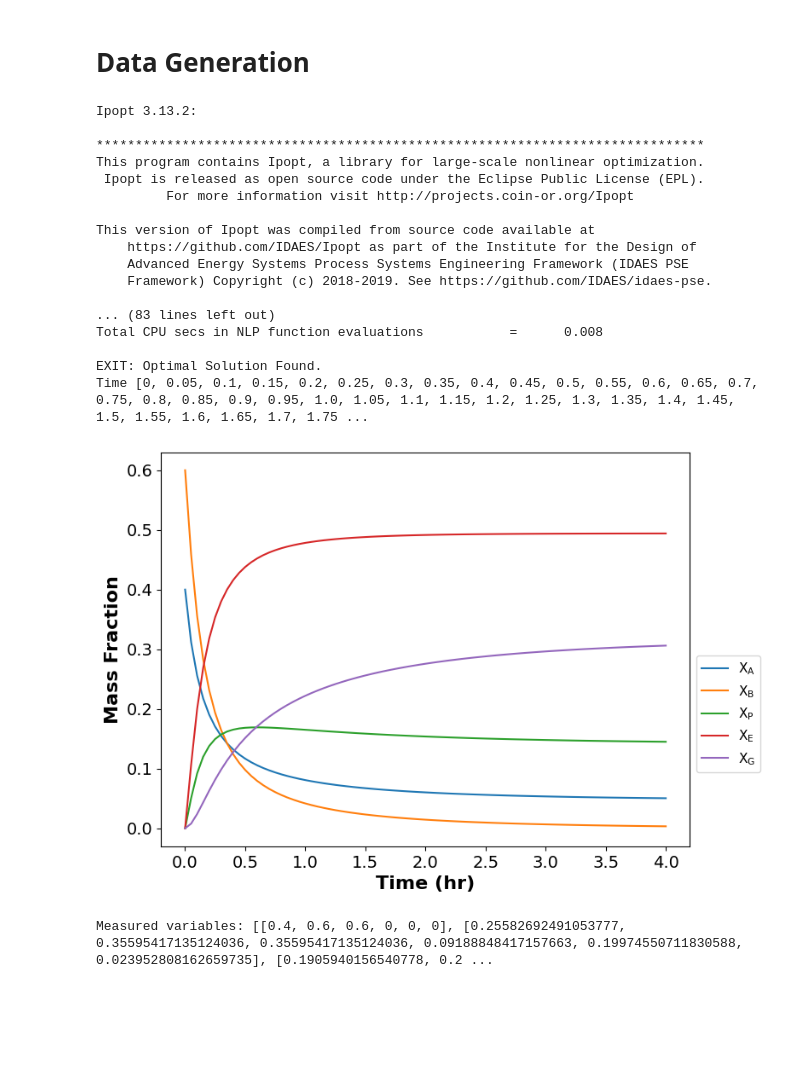
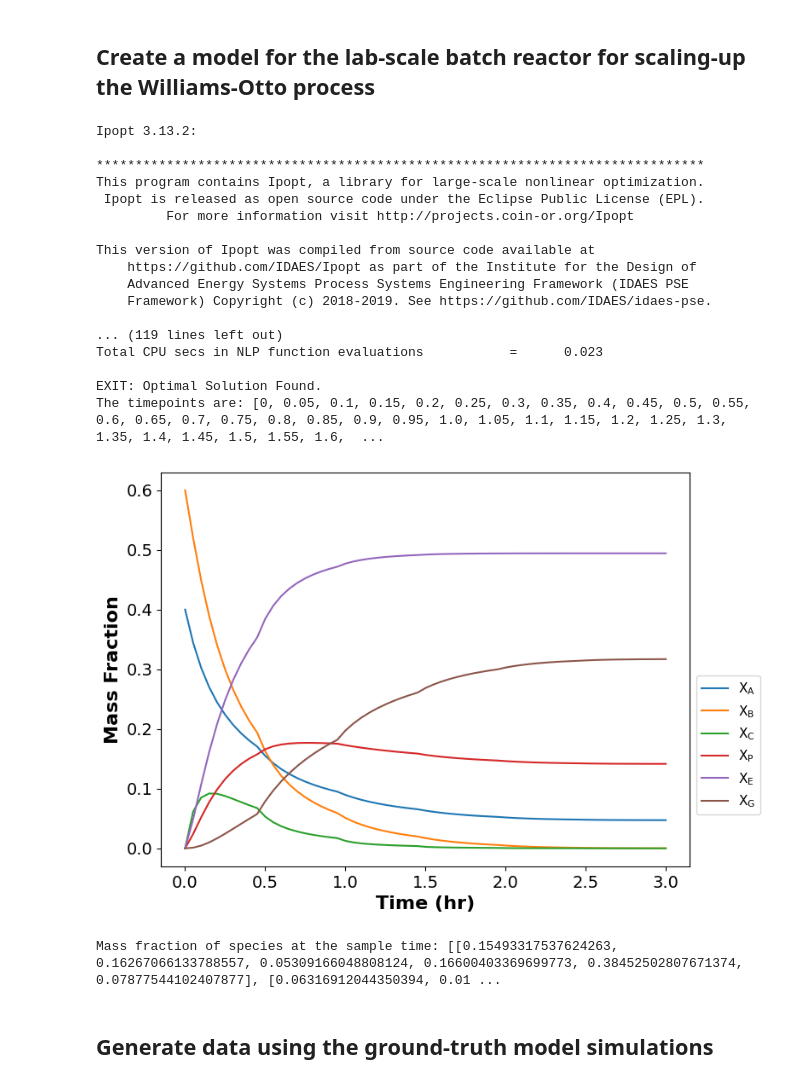
Before and after one commit to dowlinglab/robust-process-scaleup, a Jupyter notebook: batch_reactor.ipynb, the cells around one changed output. Drawn from its saved outputs; the diff is of its cells as text; code cells hidden in the pictures; blank space fills up the shorter version.

```diff
--- a/batch_reactor.ipynb
+++ b/batch_reactor.ipynb
@@ -11,4 +11,4 @@ from pyomo.contrib.parmest.experiment import Experiment
 from pyomo.contrib.doe import DesignOfExperiments
 from pyomo.contrib.parmest import parmest
 # %% [markdown]
-# Data Generation
+## Create a model for the lab-scale batch reactor for scaling-up the Williams-Otto process
@@ -218,25 +398,30 @@ def batch_reactor_model(XA0, XB0, temp):
 # %%
-time_points, measured_var = batch_reactor_model(0.4, 0.6, 6)
+temp_control = {"0.0":5.8, "0.5":6.0, "1.0":6.2, "1.5":6.4, "2.0":6.6, "2.5":6.8}
+meas_sample_time = [0.5, 1.5, 3]
+
+measured_var = batch_reactor_model(0.4, 0.6, temp_control, meas_sample_time)
 # %% [output]
 Ipopt 3.13.2:
 
 ******************************************************************************
 This program contains Ipopt, a library for large-scale nonlinear optimization.
  Ipopt is released as open source code under the Eclipse Public License (EPL).
          For more information visit http://projects.coin-or.org/Ipopt
 
 This version of Ipopt was compiled from source code available at
     https://github.com/IDAES/Ipopt as part of the Institute for the Design of
     Advanced Energy Systems Process Systems Engineering Framework (IDAES PSE
     Framework) Copyright (c) 2018-2019. See https://github.com/IDAES/idaes-pse.
 
-... (83 lines left out)
-Total CPU secs in NLP function evaluations           =      0.008
+... (119 lines left out)
+Total CPU secs in NLP function evaluations           =      0.023
 
 EXIT: Optimal Solution Found.
-Time [0, 0.05, 0.1, 0.15, 0.2, 0.25, 0.3, 0.35, 0.4, 0.45, 0.5, 0.55, 0.6, 0.65, 0.7, 0.75, 0.8, 0.85, 0.9, 0.95, 1.0, 1.05, 1.1, 1.15, 1.2, 1.25, 1.3, 1.35, 1.4, 1.45, 1.5, 1.55, 1.6, 1.65, 1.7, 1.75 ...
+The timepoints are: [0, 0.05, 0.1, 0.15, 0.2, 0.25, 0.3, 0.35, 0.4, 0.45, 0.5, 0.55, 0.6, 0.65, 0.7, 0.75, 0.8, 0.85, 0.9, 0.95, 1.0, 1.05, 1.1, 1.15, 1.2, 1.25, 1.3, 1.35, 1.4, 1.45, 1.5, 1.55, 1.6,  ...
-[figure, old version]
+[figure, new version]
-Measured variables: [[0.4, 0.6, 0.6, 0, 0, 0], [0.25582692491053777, 0.35595417135124036, 0.35595417135124036, 0.09188848417157663, 0.19974550711830588, 0.023952808162659735], [0.1905940156540778, 0.2 ...
+Mass fraction of species at the sample time: [[0.15493317537624263, 0.16267066133788557, 0.05309166048808124, 0.16600403369699773, 0.38452502807671374, 0.07877544102407877], [0.06316912044350394, 0.01 ...
+# %% [markdown]
+## Generate data using the ground-truth model simulations
 # %%
 # name of experiment inputs
 input_names = ["Time"]
```
Also changed, not shown: parts of 22 cells of this notebook, 4 other files.
